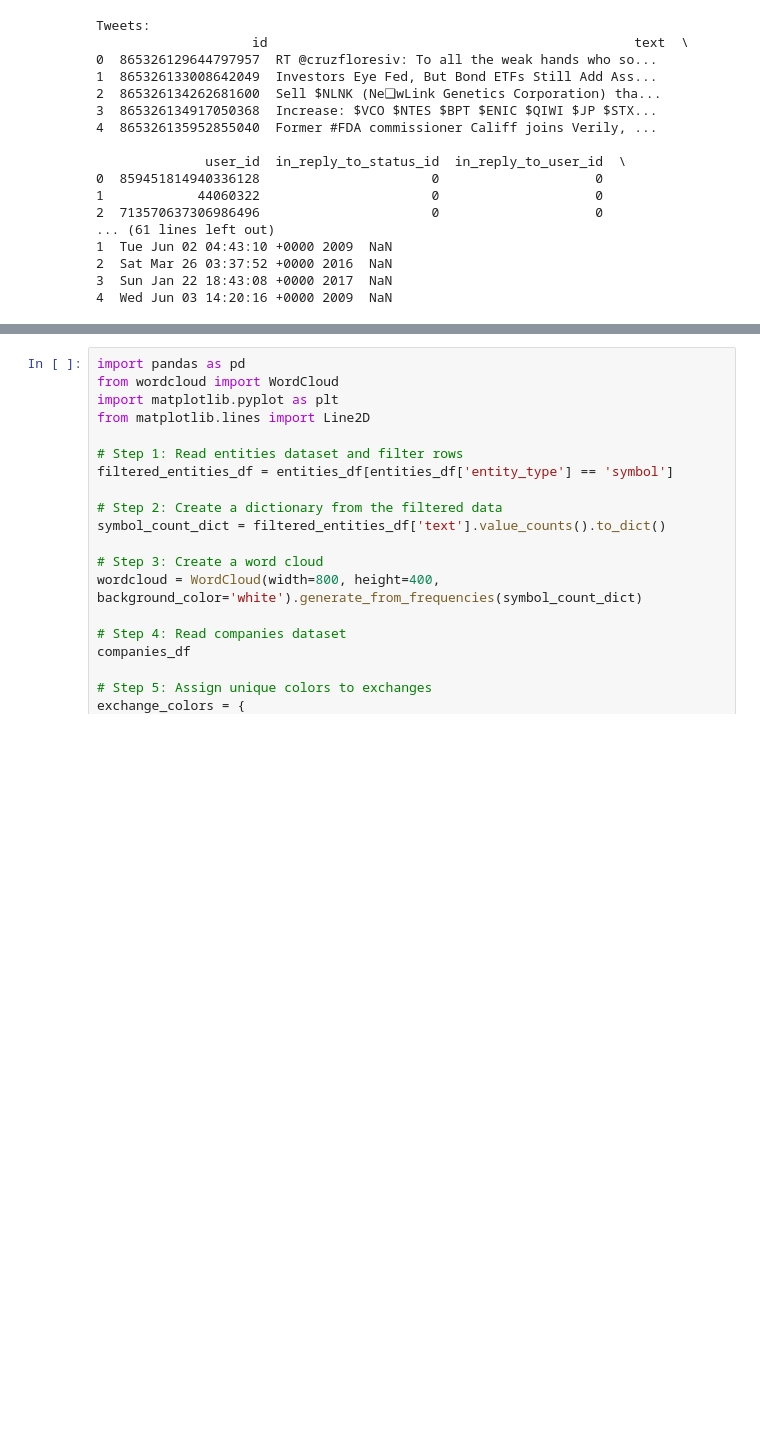
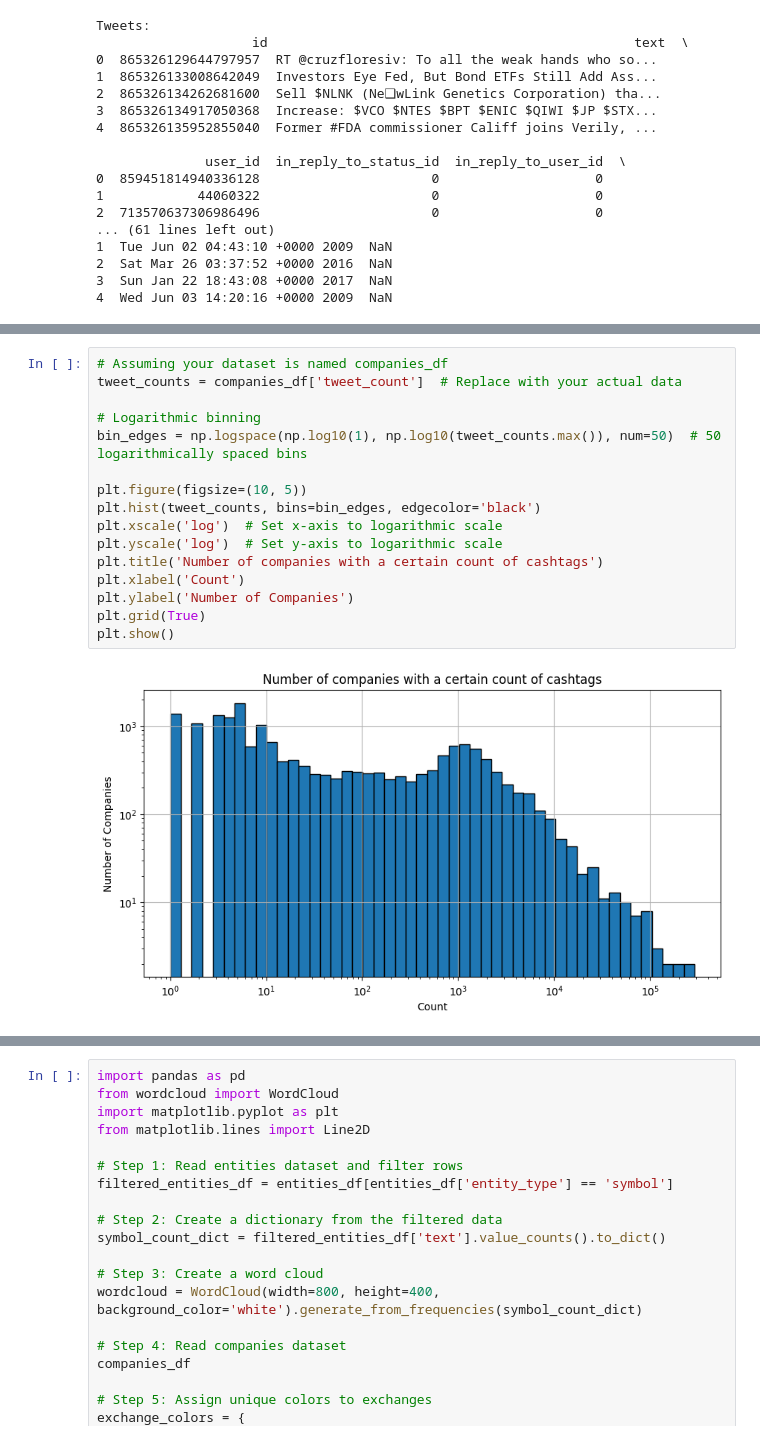
Before and after one commit to MHH7/Financial-Analysis-on-Twitter, a Jupyter notebook: Main.ipynb, the cells around one changed output, grey strips where cells are left out. Cells and saved outputs as stored; diff of their text form; blank space fills up the shorter version.

```diff
--- a/Main.ipynb
+++ b/Main.ipynb
@@ -91,0 +155,18 @@ Tweets:
+# %%
+# Assuming your dataset is named companies_df
+tweet_counts = companies_df['tweet_count']  # Replace with your actual data
+
+# Logarithmic binning
+bin_edges = np.logspace(np.log10(1), np.log10(tweet_counts.max()), num=50)  # 50 logarithmically spaced bins
+
+plt.figure(figsize=(10, 5))
+plt.hist(tweet_counts, bins=bin_edges, edgecolor='black')
+plt.xscale('log')  # Set x-axis to logarithmic scale
+plt.yscale('log')  # Set y-axis to logarithmic scale
+plt.title('Number of companies with a certain count of cashtags')
+plt.xlabel('Count')
+plt.ylabel('Number of Companies')
+plt.grid(True)
+plt.show()
+# %% [output]
+[figure, added]
```
Also changed, not shown: parts of 118 cells of this notebook.
